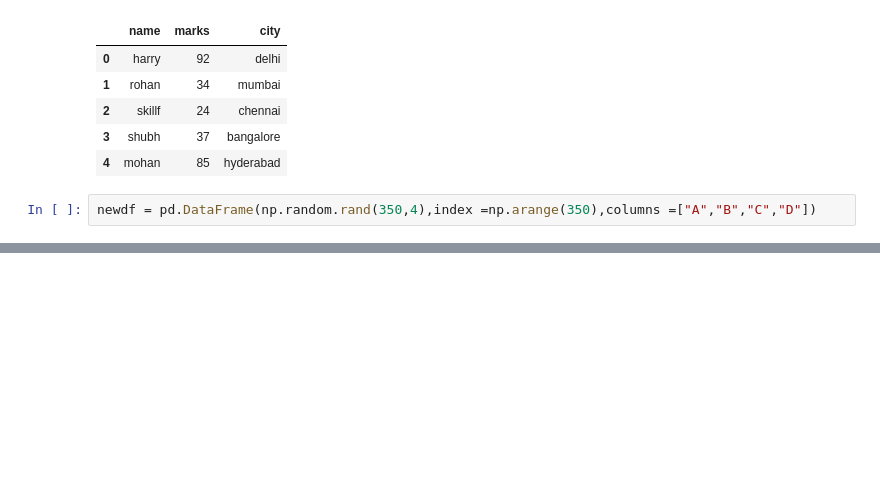
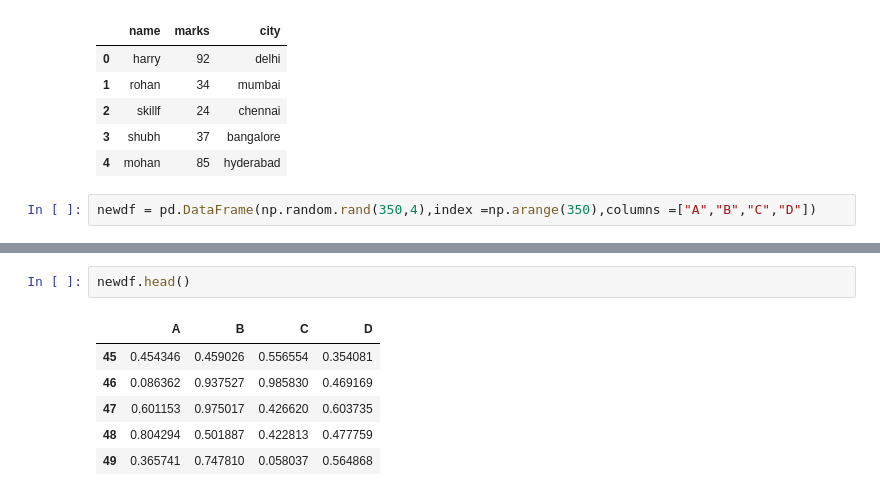
Before and after one commit to Khyaliram-ai/AI-DataScience-Portfolio, a Jupyter notebook: Pandas_Basic/youtube.ipynb, the cells around one changed output, grey strips where cells are left out. Drawn from its saved outputs; the diff is of its cells as text; blank space fills up the shorter version.

```diff
--- a/Pandas_Basic/youtube.ipynb
+++ b/Pandas_Basic/youtube.ipynb
@@ -185,0 +223,9 @@ KeyError: 1
+# %%
+newdf.head()
+# %% [output]
+|  | A | B | C | D |
+| 45 | 0.454346 | 0.459026 | 0.556554 | 0.354081 |
+| 46 | 0.086362 | 0.937527 | 0.985830 | 0.469169 |
+| 47 | 0.601153 | 0.975017 | 0.426620 | 0.603735 |
+| 48 | 0.804294 | 0.501887 | 0.422813 | 0.477759 |
+| 49 | 0.365741 | 0.747810 | 0.058037 | 0.564868 |
```
Also changed, not shown: parts of 15 cells of this notebook.
